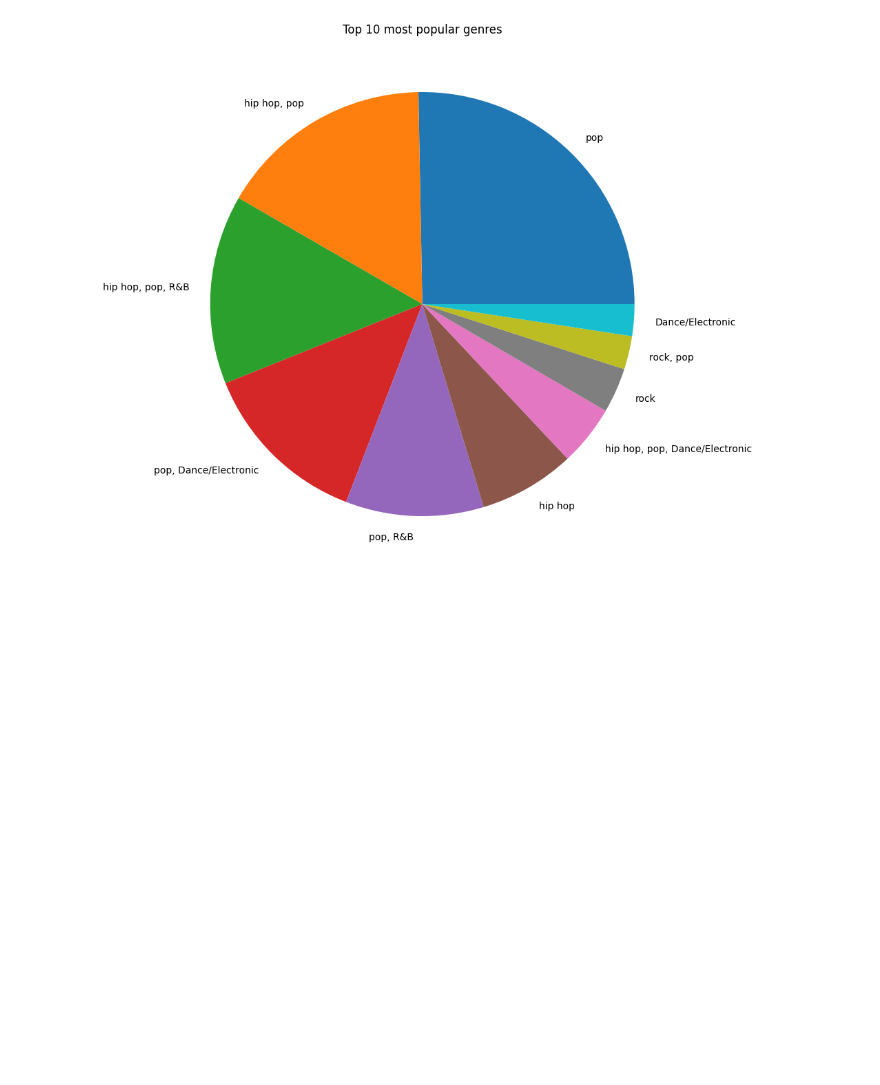
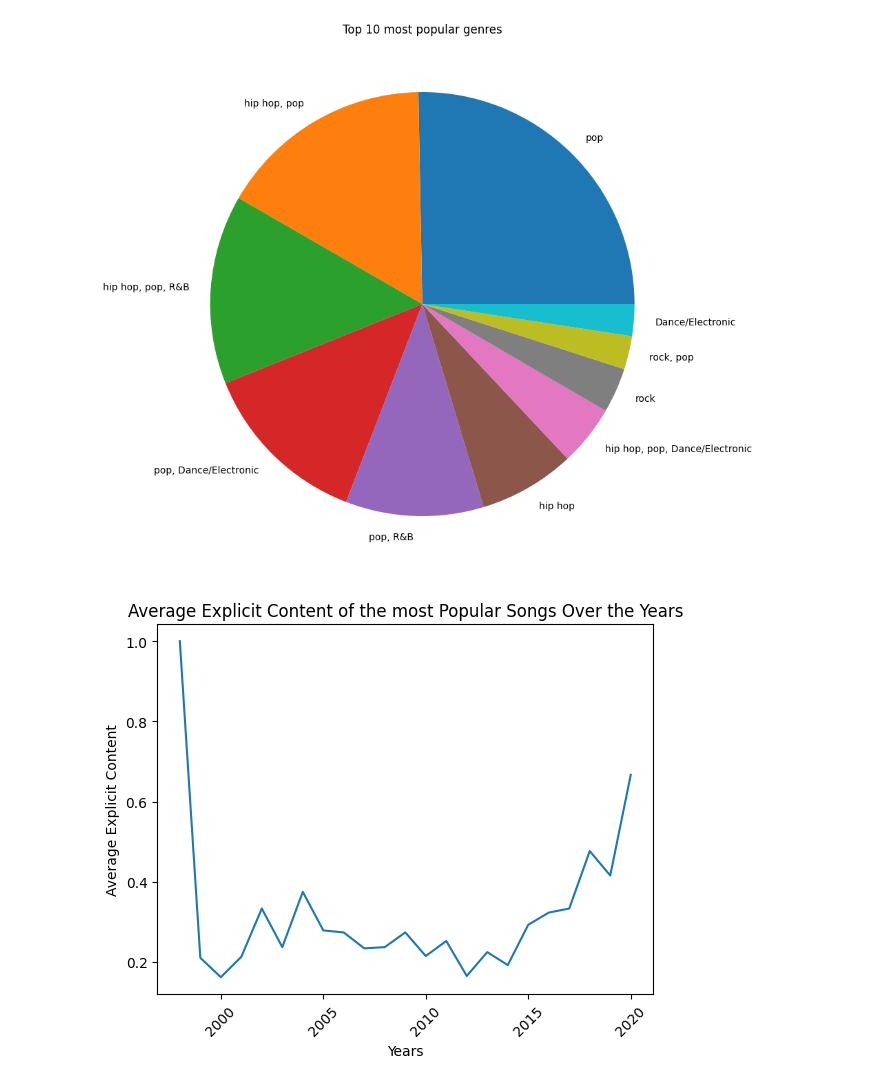
Before and after one commit to mduos/scipy_project_group_16, a Jupyter notebook: aiko.ipynb, the cells around one changed output. Saved outputs shown, nothing was run; the diff lists cells and outputs as text; code cells hidden in the pictures; blank space fills up the shorter version.

```diff
--- a/aiko.ipynb
+++ b/aiko.ipynb
@@ -163,3 +163,19 @@ A value is trying to be set on a copy of a slice from a DataFrame
 See the caveats in the documentation: https://pandas.pydata.org/pandas-docs/stable/user_guide/indexing.html#returning-a-view-versus-a-copy
   df["genre"][df["genre"] == "[]"] = np.nan
 [figure]
+# %%
+# Grouping the data by 'years' and calculating the average explicit content for each year
+explicit_content_by_year = df.groupby('year')['explicit'].mean().reset_index()
+
+# Sorting the data by 'years' in ascending order
+explicit_content_by_year = explicit_content_by_year.sort_values('year', ascending=True)
+
+# Creating the bar plot
+plt.plot(explicit_content_by_year['year'], explicit_content_by_year['explicit'])
+plt.xlabel('Years')
+plt.ylabel('Average Explicit Content')
+plt.title('Average Explicit Content of the most Popular Songs Over the Years')
+plt.xticks(rotation=45)
+plt.show()
+# %% [output]
+[figure, added]
```
Also changed, not shown: parts of 2 cells of this notebook.
